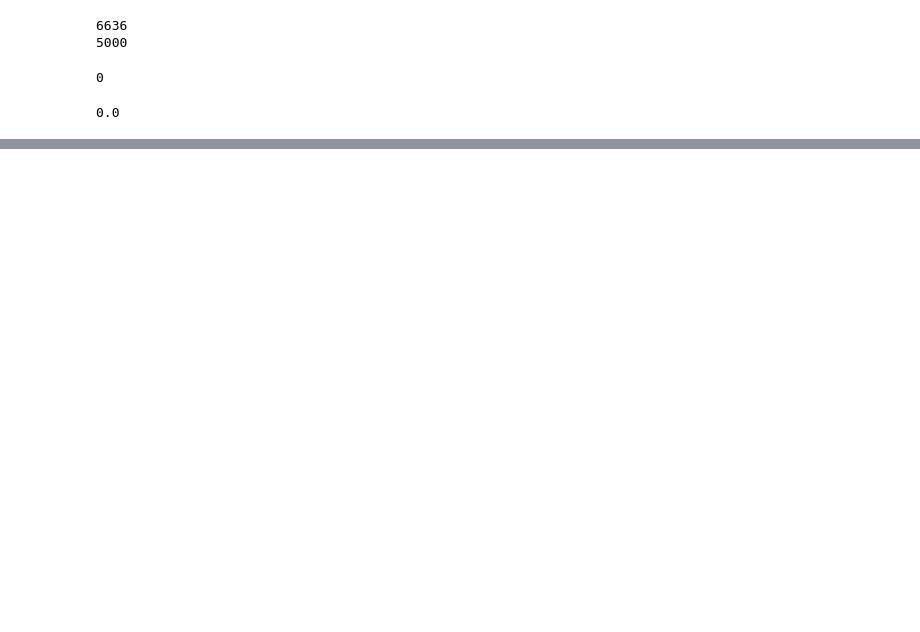
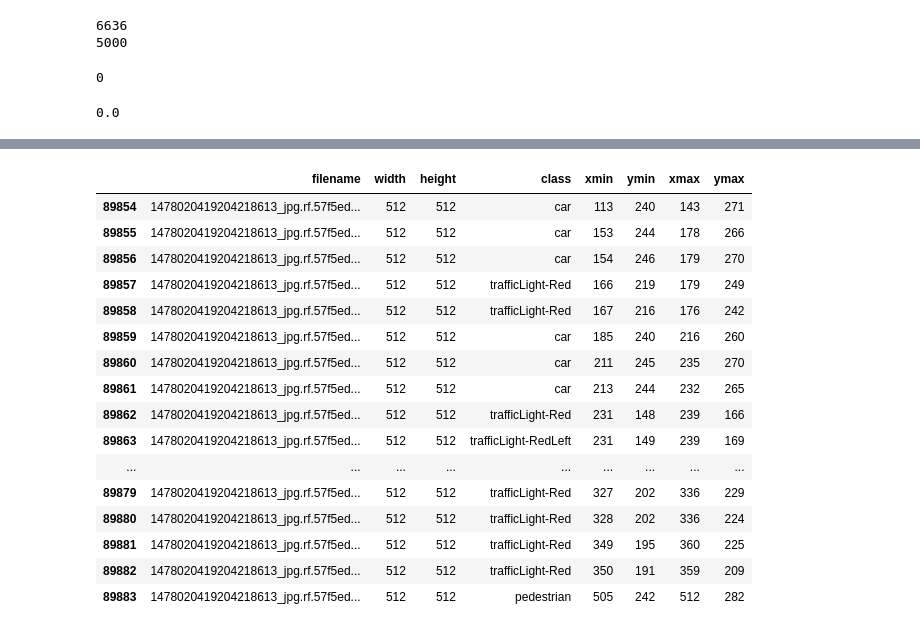
Before and after one commit to Andres8bit/Machine-Learning, a Jupyter notebook: Object_dection.ipynb, the cells around one changed output, grey strips where cells are left out. Drawn from its saved outputs; the diff is of its cells as text; code cells hidden in the pictures; blank space fills up the shorter version.

```diff
--- a/Object_dection.ipynb
+++ b/Object_dection.ipynb
@@ -90,0 +139,23 @@ print(iou(box1,box2))
+# %%
+bounds = boxes.loc[boxes['filename'] == '1478020419204218613_jpg.rf.57f5ed4c26679575f4684500b69f4223.jpg']
+
+
+bounds
+# %% [output]
+|  | filename | width | height | class | xmin | ymin | xmax | ymax |
+| 89854 | 1478020419204218613_jpg.rf.57f5ed... | 512 | 512 | car | 113 | 240 | 143 | 271 |
+| 89855 | 1478020419204218613_jpg.rf.57f5ed... | 512 | 512 | car | 153 | 244 | 178 | 266 |
+| 89856 | 1478020419204218613_jpg.rf.57f5ed... | 512 | 512 | car | 154 | 246 | 179 | 270 |
+| 89857 | 1478020419204218613_jpg.rf.57f5ed... | 512 | 512 | trafficLight-Red | 166 | 219 | 179 | 249 |
+| 89858 | 1478020419204218613_jpg.rf.57f5ed... | 512 | 512 | trafficLight-Red | 167 | 216 | 176 | 242 |
+| 89859 | 1478020419204218613_jpg.rf.57f5ed... | 512 | 512 | car | 185 | 240 | 216 | 260 |
+| 89860 | 1478020419204218613_jpg.rf.57f5ed... | 512 | 512 | car | 211 | 245 | 235 | 270 |
+| 89861 | 1478020419204218613_jpg.rf.57f5ed... | 512 | 512 | car | 213 | 244 | 232 | 265 |
+| 89862 | 1478020419204218613_jpg.rf.57f5ed... | 512 | 512 | trafficLight-Red | 231 | 148 | 239 | 166 |
+| 89863 | 1478020419204218613_jpg.rf.57f5ed... | 512 | 512 | trafficLight-RedLeft | 231 | 149 | 239 | 169 |
+| ... | ... | ... | ... | ... | ... | ... | ... | ... |
+| 89879 | 1478020419204218613_jpg.rf.57f5ed... | 512 | 512 | trafficLight-Red | 327 | 202 | 336 | 229 |
+| 89880 | 1478020419204218613_jpg.rf.57f5ed... | 512 | 512 | trafficLight-Red | 328 | 202 | 336 | 224 |
+| 89881 | 1478020419204218613_jpg.rf.57f5ed... | 512 | 512 | trafficLight-Red | 349 | 195 | 360 | 225 |
+| 89882 | 1478020419204218613_jpg.rf.57f5ed... | 512 | 512 | trafficLight-Red | 350 | 191 | 359 | 209 |
+| 89883 | 1478020419204218613_jpg.rf.57f5ed... | 512 | 512 | pedestrian | 505 | 242 | 512 | 282 |
```
Also changed, not shown: parts of 10 cells of this notebook.
